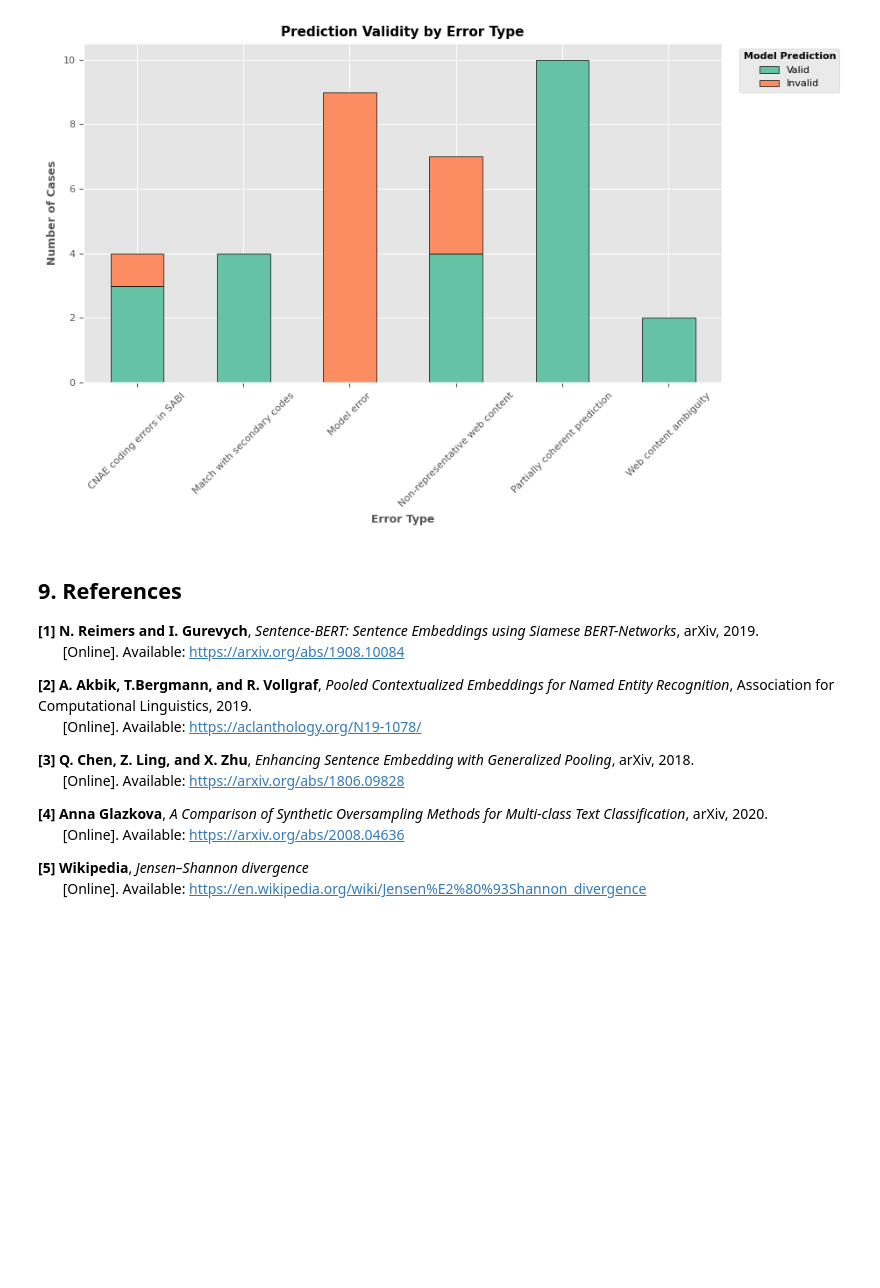
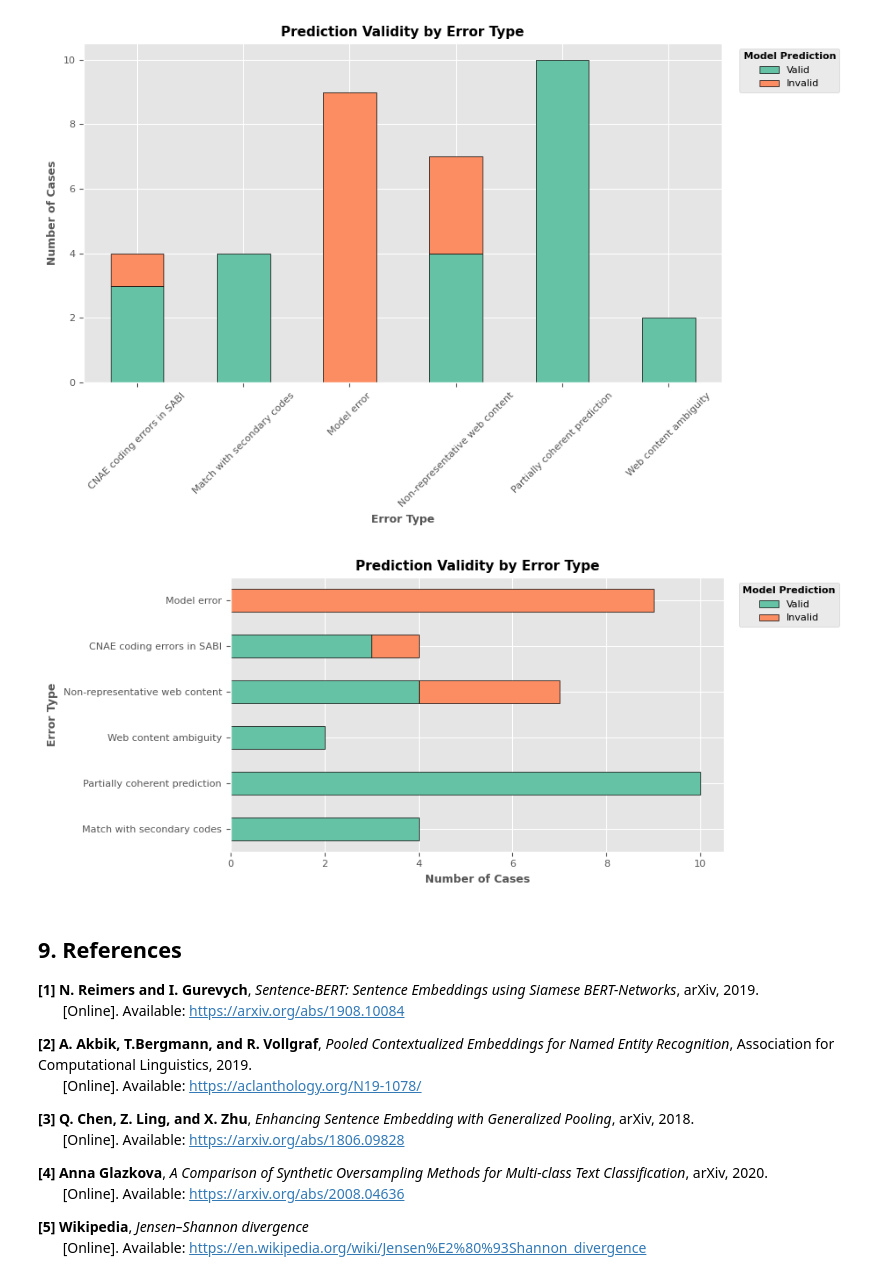
Before and after one commit to JoanFer030/web-cnae-classification, a Jupyter notebook: notebooks/traditional-models.ipynb, the cells around one changed output. Cells and saved outputs as stored; diff of their text form; code cells hidden in the pictures; blank space fills up the shorter version.

```diff
--- a/notebooks/traditional-models.ipynb
+++ b/notebooks/traditional-models.ipynb
@@ -1110,6 +1127,44 @@ legend.get_title().set_fontweight("bold")
 plt.show()
 # %% [output]
 [figure]
+# %%
+stacked_counts = errors_df.groupby(["error_label", "prediction_validity"]).size().unstack(fill_value=0)
+
+custom_order = [
+    "Model error",
+    "CNAE coding errors in SABI",
+    "Non-representative web content",
+    "Web content ambiguity",
+    "Partially coherent prediction",
+    "Match with secondary codes"
+]
+
+stacked_counts = stacked_counts.reindex(custom_order[::-1])
+
+fig, ax = plt.subplots(figsize=(8, 4))
+stacked_counts = stacked_counts[[col for col in color_mapping if col in stacked_counts.columns]]
+stacked_counts.plot(
+    kind      = "barh",
+    stacked   = True,
+    ax        = ax,
+    color     = [color_mapping[col] for col in stacked_counts.columns],
+    edgecolor = "black",
+    legend    = False
+)
+ax.set_title("Prediction Validity by Error Type", fontweight='bold', fontsize=11)
+ax.set_ylabel("Error Type", fontweight="bold", fontsize=9)
+ax.set_xlabel("Number of Cases", fontweight="bold", fontsize=9)
+ax.tick_params(axis="x", labelsize=8)
+ax.tick_params(axis="y", labelsize=8)
+
+
+plt.tight_layout()
+legend = plt.legend(title="Model Prediction", loc="upper left", bbox_to_anchor=(1.02, 1), fontsize=8)
+legend.get_title().set_fontsize(8)
+legend.get_title().set_fontweight("bold")
+plt.show()
+# %% [output]
+[figure, added]
 # %% [markdown]
 <h2 id="references"><b>9. References</b></h2>
 <div style="margin: 1em;">
```
Also changed, not shown: parts of 8 cells of this notebook, 1 other file.
